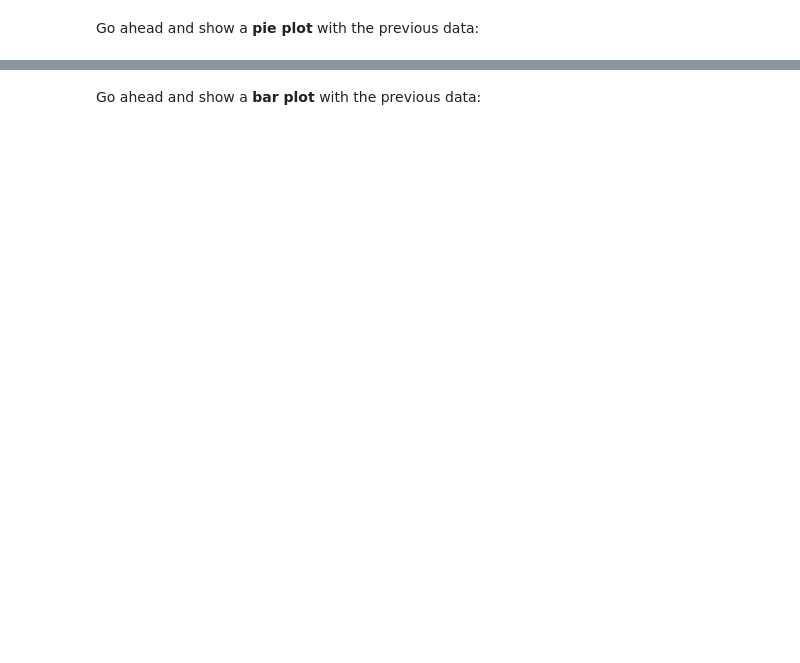
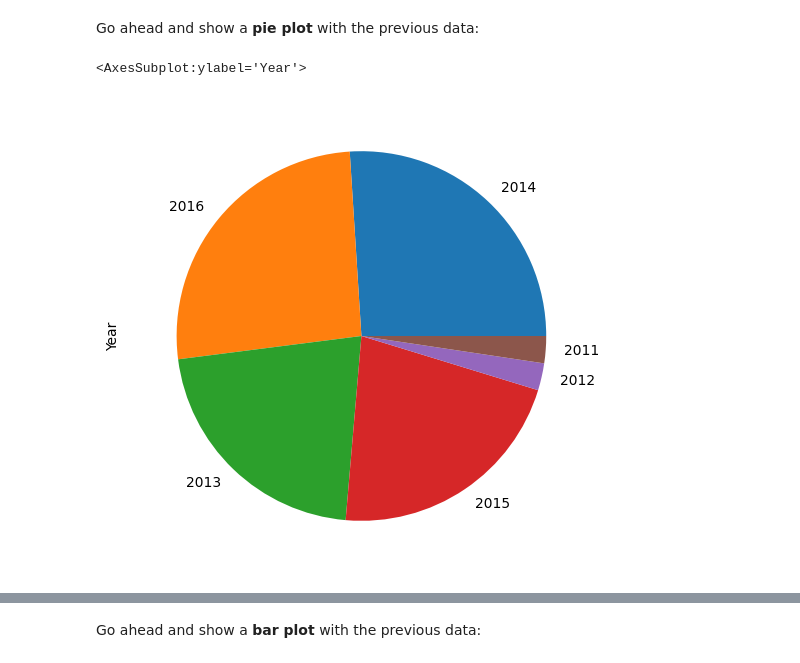
Before and after one commit to seanstev0710/FreeCodeCamp-Pandas-Real-Life-Example, a Jupyter notebook: Exercises_1.ipynb, the cells around one changed output, grey strips where cells are left out. Cells and saved outputs as stored; diff of their text form; code cells hidden in the pictures; blank space fills up the shorter version.

```diff
--- a/Exercises_1.ipynb
+++ b/Exercises_1.ipynb
@@ -97,2 +129,7 @@ Go ahead and show a <b>pie plot</b> with the previous data:
+# %%
+sales['Year'].value_counts().plot(kind='pie', figsize=(14,6))
+# %% [output]
+<AxesSubplot:ylabel='Year'>
+[figure, added]
 # %%
 sales['Year'].value_counts().plot(kind='pie', figsize=(6,6))
```
Also changed, not shown: parts of 40 cells of this notebook.
